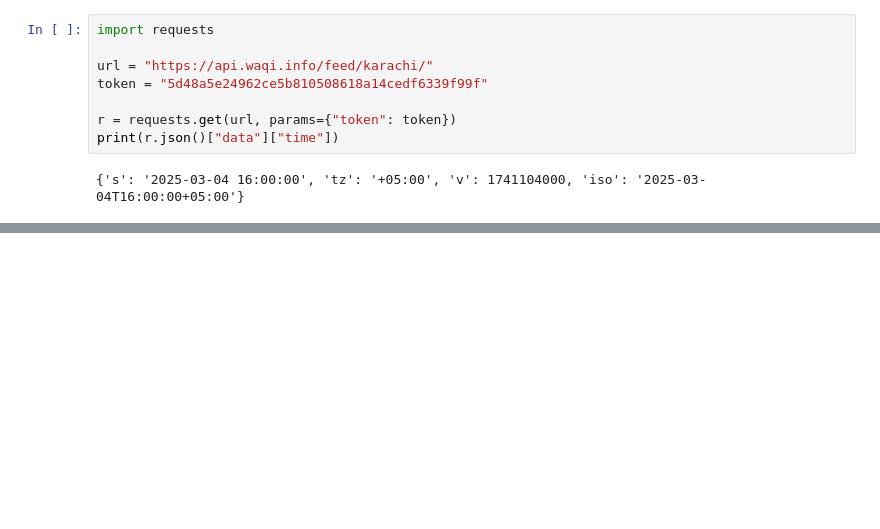
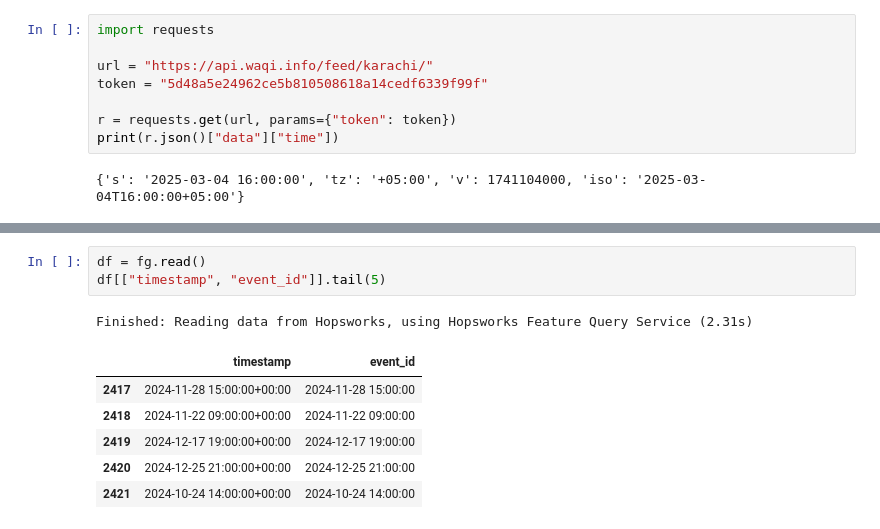
Before and after one commit to zeemen2724/AQI_Predictor, a Jupyter notebook: src/notebooks/eda.ipynb, the cells around one changed output, grey strips where cells are left out. Cells and saved outputs as stored; diff of their text form; blank space fills up the shorter version.

```diff
--- a/src/notebooks/eda.ipynb
+++ b/src/notebooks/eda.ipynb
@@ -284,0 +345,11 @@ print(r.json()["data"]["time"])
+# %%
+df = fg.read()
+df[["timestamp", "event_id"]].tail(5)
+# %% [output]
+Finished: Reading data from Hopsworks, using Hopsworks Feature Query Service (2.31s)
+|  | timestamp | event_id |
+| 2417 | 2024-11-28 15:00:00+00:00 | 2024-11-28 15:00:00 |
+| 2418 | 2024-11-22 09:00:00+00:00 | 2024-11-22 09:00:00 |
+| 2419 | 2024-12-17 19:00:00+00:00 | 2024-12-17 19:00:00 |
+| 2420 | 2024-12-25 21:00:00+00:00 | 2024-12-25 21:00:00 |
+| 2421 | 2024-10-24 14:00:00+00:00 | 2024-10-24 14:00:00 |
```
Also changed, not shown: parts of 12 cells of this notebook, 8 other files.
